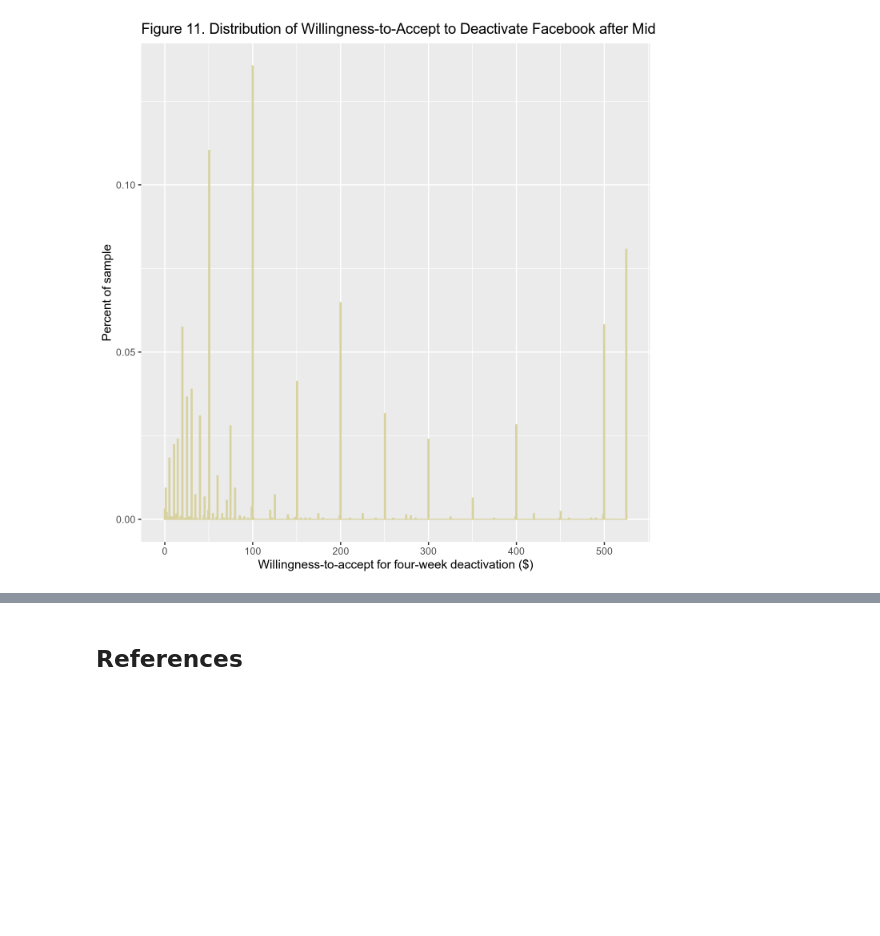
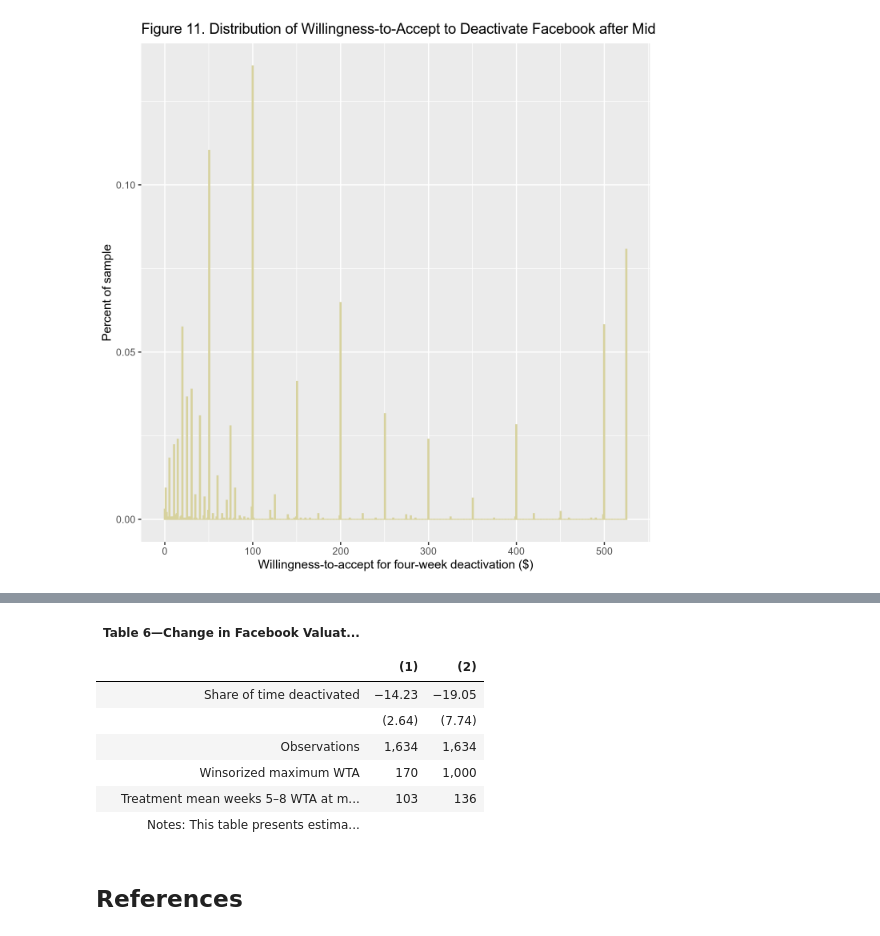
Before and after one commit to feauazmu/RepAllcotetal, a Jupyter notebook: replication_notebook.ipynb, the cells around one changed output, grey strips where cells are left out. Cells and saved outputs as stored; diff of their text form; code cells hidden in the pictures; blank space fills up the shorter version.

```diff
--- a/replication_notebook.ipynb
+++ b/replication_notebook.ipynb
@@ -539,3 +611,16 @@ figEleven
+# %%
+suppressWarnings(tableSix <- genTableSix(finalData))
+display_html(tableSix)
+# %% [output]
+| Table 6—Change in Facebook Valuat... |  |  |
+|  |  |  |
+|  | (1) | (2) |
+| Share of time deactivated | −14.23 | −19.05 |
+|  | (2.64) | (7.74) |
+| Observations | 1,634 | 1,634 |
+| Winsorized maximum WTA | 170 | 1,000 |
+| Treatment mean weeks 5–8 WTA at m... | 103 | 136 |
+| Notes: This table presents estima... |  |  |
 # %% [markdown]
 ## References
 # %% [markdown]
```
Also changed, not shown: parts of 16 cells of this notebook.
